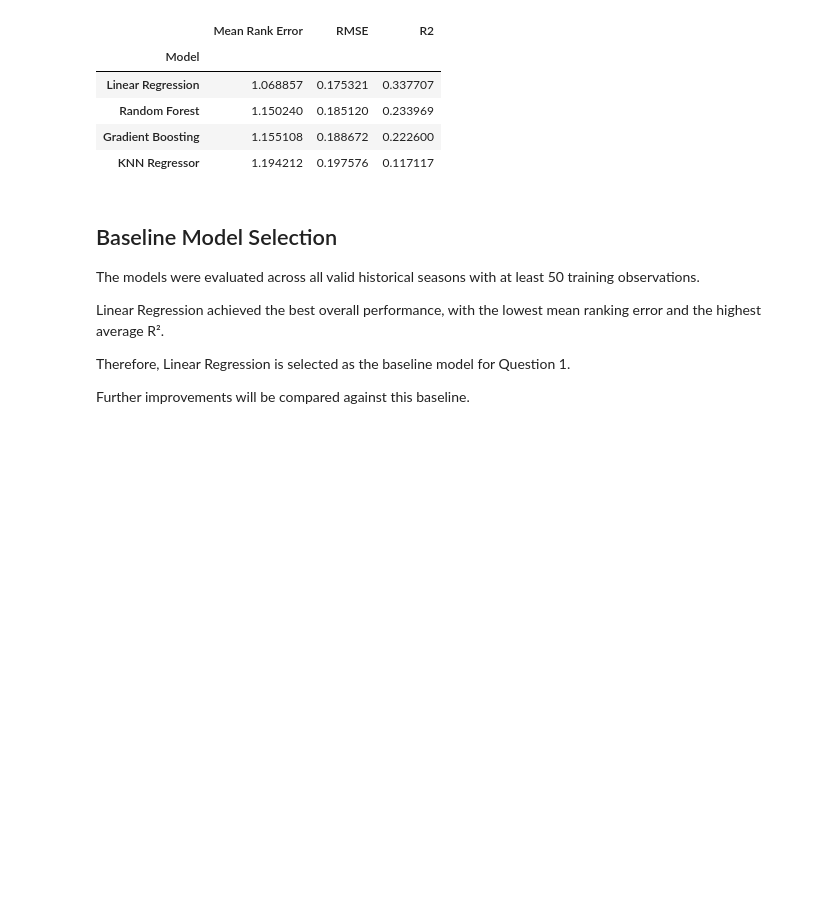
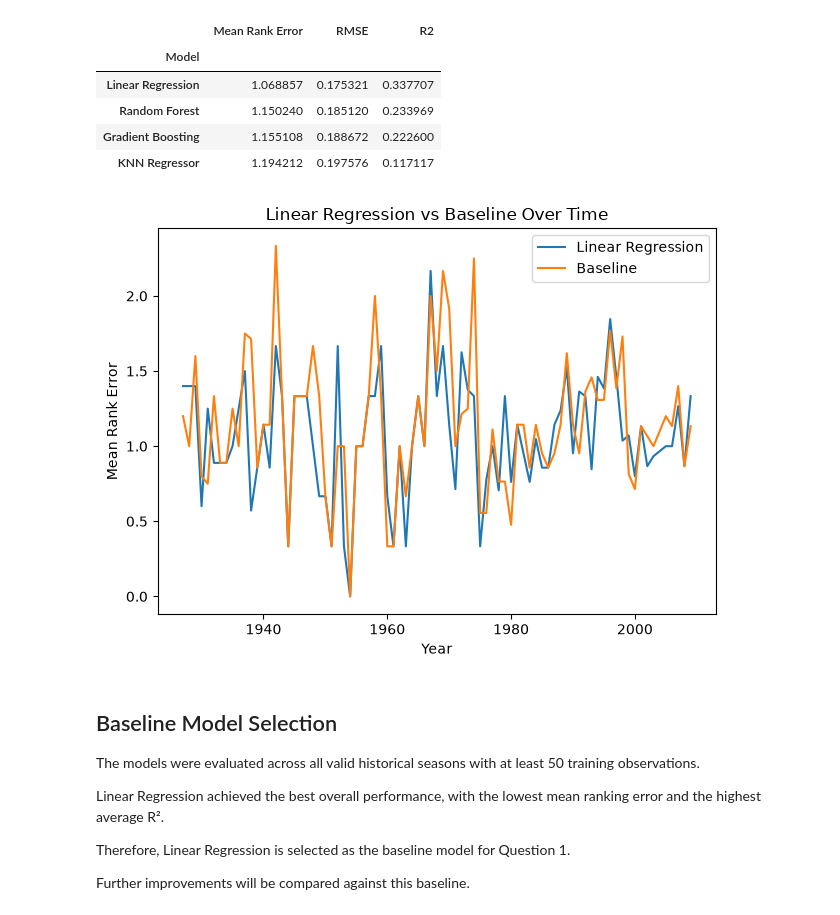
Before and after one commit to RodriguesS2/AC-ML-project, a Jupyter notebook: notebooks/03_modelling_question1.ipynb, the cells around one changed output. Cells and saved outputs as stored; diff of their text form; code cells hidden in the pictures; blank space fills up the shorter version.

```diff
--- a/notebooks/03_modelling_question1.ipynb
+++ b/notebooks/03_modelling_question1.ipynb
@@ -639,6 +770,58 @@ model_summary
 | Random Forest | 1.150240 | 0.185120 | 0.233969 |
 | Gradient Boosting | 1.155108 | 0.188672 | 0.222600 |
 | KNN Regressor | 1.194212 | 0.197576 | 0.117117 |
+# %%
+# Linear Regression historical performance
+linear_history = (
+    all_results[
+        all_results["Model"] == "Linear Regression"
+    ][["Year", "Mean Rank Error"]]
+    .rename(columns={
+        "Mean Rank Error": "Linear Regression"
+    })
+)
+
+# Historical baseline:
+# predict the same division rank as the previous season
+baseline_history = (
+    df[
+        df["year"].isin(all_results["Year"].unique())
+    ][["year", "target_rank", "prev_rank"]]
+    .dropna()
+    .assign(
+        rank_error=lambda x: (
+            x["target_rank"] - x["prev_rank"]
+        ).abs()
+    )
+    .groupby("year")["rank_error"]
+    .mean()
+    .reset_index()
+    .rename(columns={
+        "year": "Year",
+        "rank_error": "Baseline"
+    })
+)
+
+# Combine both
+comparison_history = linear_history.merge(
+    baseline_history,
+    on="Year",
+    how="inner"
+)
+
+# Plot
+comparison_history.plot(
+    x="Year",
+    y=["Linear Regression", "Baseline"],
+    kind="line"
+)
+
+plt.ylabel("Mean Rank Error")
+plt.title("Linear Regression vs Baseline Over Time")
+plt.tight_layout()
+plt.show()
+# %% [output]
+[figure, added]
 # %% [markdown]
 ## Baseline Model Selection
 
```
Also changed, not shown: parts of 9 cells of this notebook, 6 other files.
